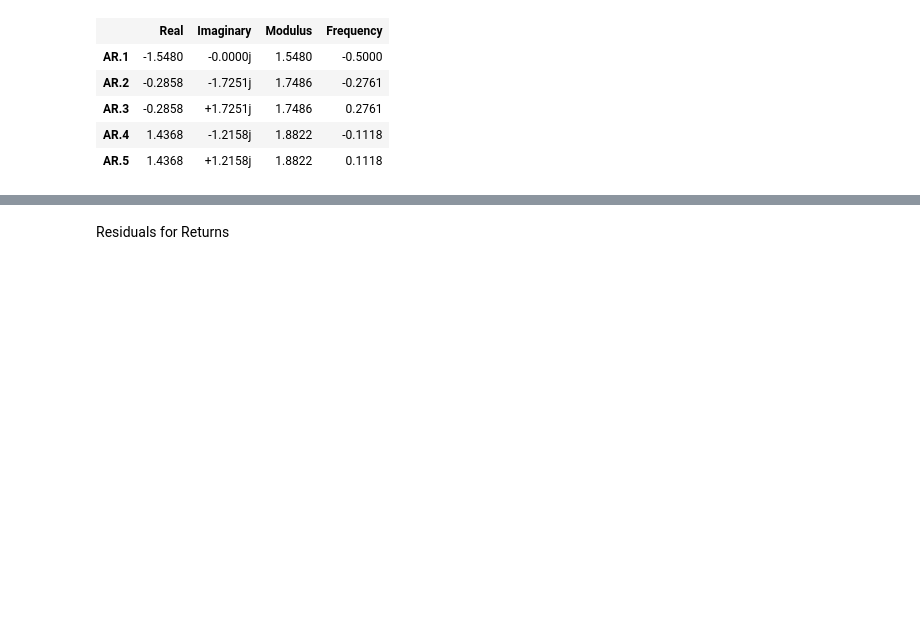
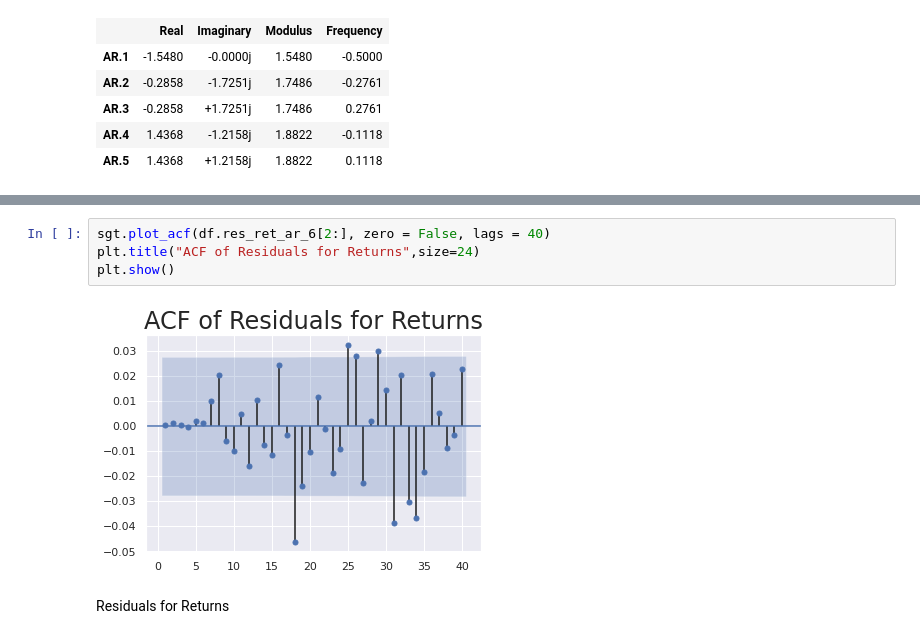
Before and after one commit to jjsalazarr/curso-series-temporales, a Jupyter notebook: 7. ARMA autorregresivos de medias moviles/Python/9_ARMA_.ipynb, the cells around one changed output, grey strips where cells are left out. Cells and saved outputs as stored; diff of their text form; blank space fills up the shorter version.

```diff
--- a/7. ARMA autorregresivos de medias moviles/Python/9_ARMA_.ipynb
+++ b/7. ARMA autorregresivos de medias moviles/Python/9_ARMA_.ipynb
@@ -277,3 +299,9 @@ Roots
+# %%
+sgt.plot_acf(df.res_ret_ar_6[2:], zero = False, lags = 40)
+plt.title("ACF of Residuals for Returns",size=24)
+plt.show()
+# %% [output]
+[figure, added]
 # %% [markdown]
 Residuals for Returns
 # %% [markdown]
```
Also changed, not shown: parts of 7 cells of this notebook.
